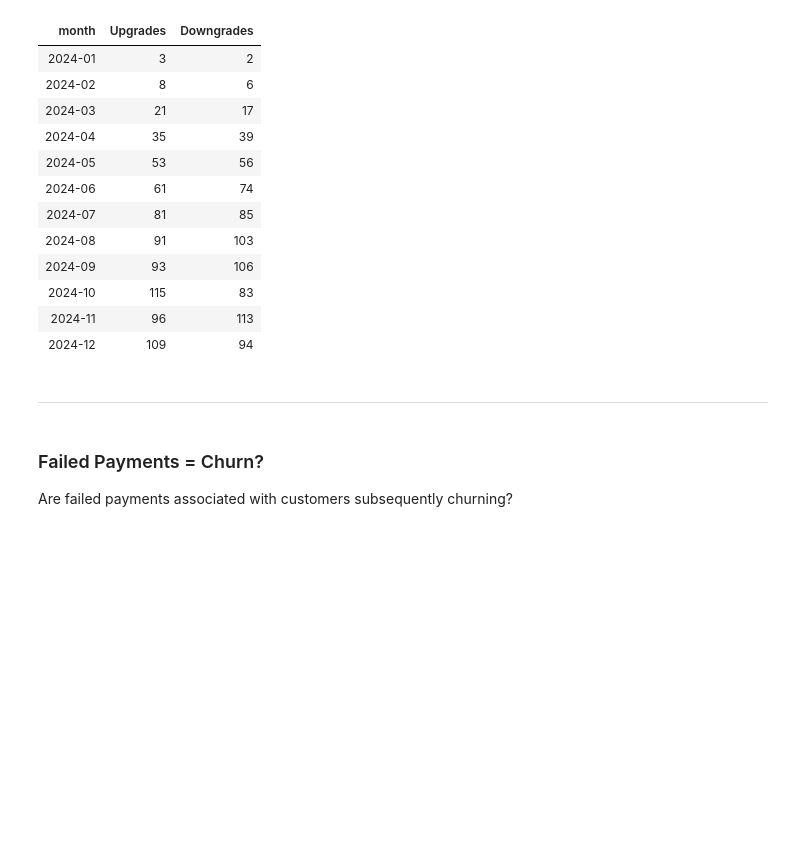
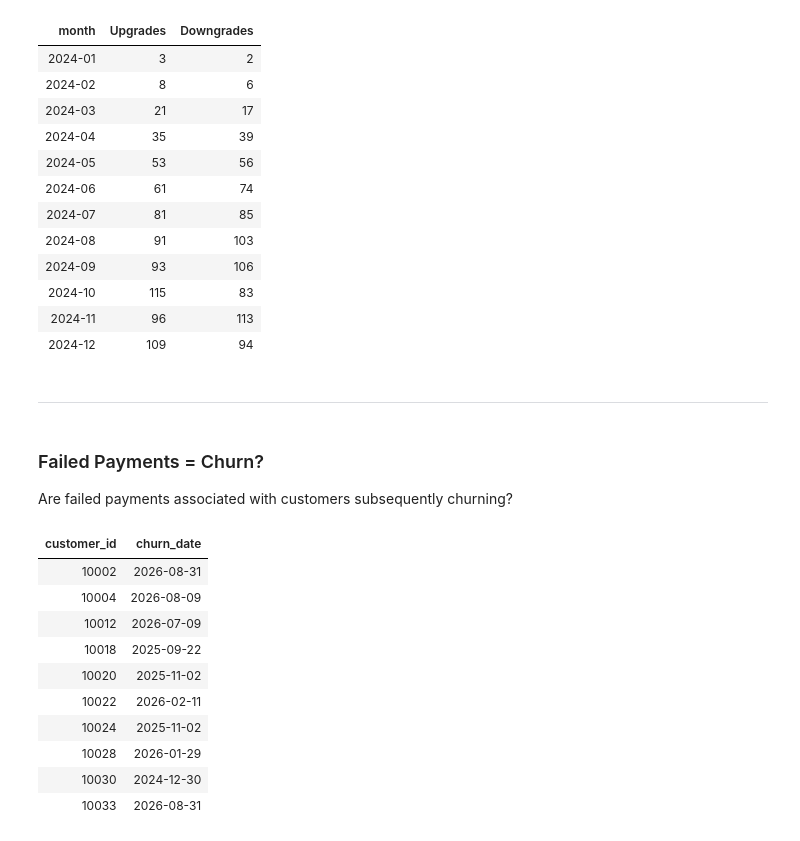
Before and after one commit to nlawee/sql_projects, a Jupyter notebook: Northstar Customer Analytics/analysis.ipynb, the cells around one changed output. Cells and saved outputs as stored; diff of their text form; code cells hidden in the pictures; blank space fills up the shorter version.

```diff
--- a/Northstar Customer Analytics/analysis.ipynb
+++ b/Northstar Customer Analytics/analysis.ipynb
@@ -589,3 +589,37 @@ LIMIT 12
 ### Failed Payments = Churn?
 
 Are failed payments associated with customers subsequently churning?
+# %%
+%%sql
+
+WITH cancellations AS (
+SELECT
+    s1.*,
+    ROW_NUMBER() OVER(PARTITION BY s1.customer_id ORDER BY s1.end_date DESC) AS cancellation_rank
+FROM 'data/subscriptions.csv' s1
+LEFT JOIN 'data/subscriptions.csv' s2
+    ON s1.customer_id = s2.customer_id
+    AND s2.start_date > s1.end_date
+WHERE s1.status = 'Cancelled' AND s2.subscription_id IS NULL
+ORDER BY s1.customer_id, s1.start_date
+)
+
+SELECT
+    customer_id,
+    end_date AS churn_
+FROM cancellations
+WHERE cancellation_rank = 1
+LIMIT 10
+;
+# %% [output]
+| customer_id | churn_date |
+| 10002 | 2026-08-31 |
+| 10004 | 2026-08-09 |
+| 10012 | 2026-07-09 |
+| 10018 | 2025-09-22 |
+| 10020 | 2025-11-02 |
+| 10022 | 2026-02-11 |
+| 10024 | 2025-11-02 |
+| 10028 | 2026-01-29 |
+| 10030 | 2024-12-30 |
+| 10033 | 2026-08-31 |
```
Also changed, not shown: parts of 4 cells of this notebook.
